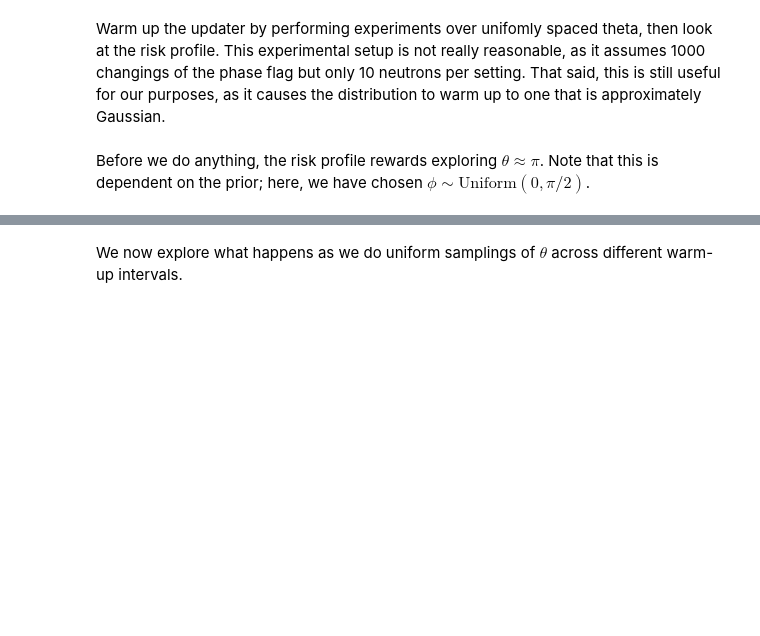
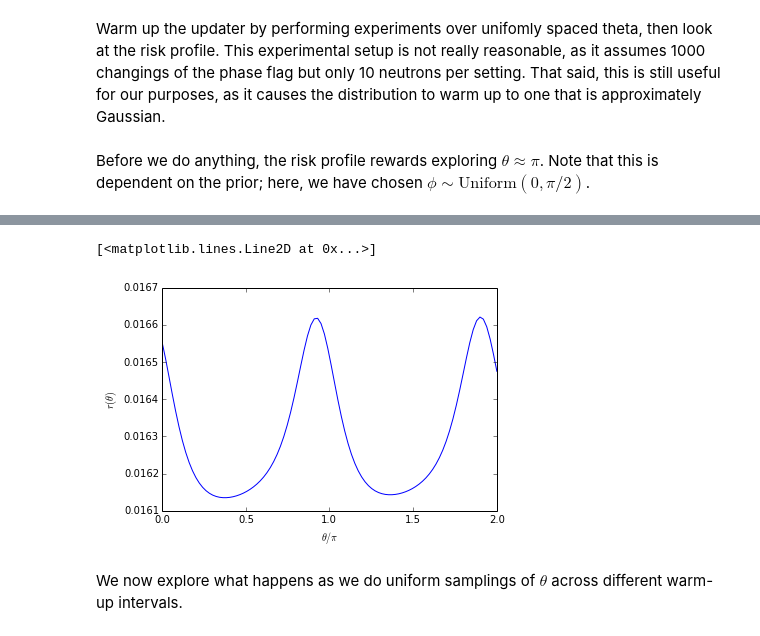
Before and after one commit to taalexander/Honours-Thesis, a Jupyter notebook: code/Adaptive Neutron Interferometry.ipynb, the cells around one changed output, grey strips where cells are left out. Drawn from its saved outputs; the diff is of its cells as text; code cells hidden in the pictures; blank space fills up the shorter version.

Commit message:
finished updated model

```diff
--- a/code/Adaptive Neutron Interferometry.ipynb
+++ b/code/Adaptive Neutron Interferometry.ipynb
@@ -121,9 +121,12 @@ class SingleNeutronModelEx(abstract_model.Model):
 # %%
 single_neutron_model = SingleNeutronModel()
 neutron_model = derived_models.BinomialModel(single_neutron_model)
+single_neutron_model_ex = SingleNeutronModelEx()
+neutron_model_ex = derived_models.BinomialModel(single_neutron_model_ex)
 # %% [markdown]
 ## True Models
 # %% [markdown]
 For consistency, we will test with a set of "true" model parameters for each model.
 # %%
 true_modelparams = np.array([[0.9, 0.00, (0.43 * np.pi / 16), 1.02]])
+true_modelparams_ex = np.array([[0.9, 0.00, (0.43 * np.pi / 16), 1.02,-1.02]])
@@ -175,3 +204,9 @@ plot_risks(smc.SMCUpdater(neutron_model, 100000, neutron_prior))
+# %%
+# now for experimental model
+plot_risks_ex(smc.SMCUpdater(neutron_model_ex, 100000, neutron_prior_ex))
+# %% [output]
+[<matplotlib.lines.Line2D at 0x...>]
+[figure, added]
 # %% [markdown]
 We now explore what happens as we do uniform samplings of $\theta$ across different warm-up intervals.
 # %%
```
Also changed, not shown: parts of 17 cells of this notebook, 1 other file.
